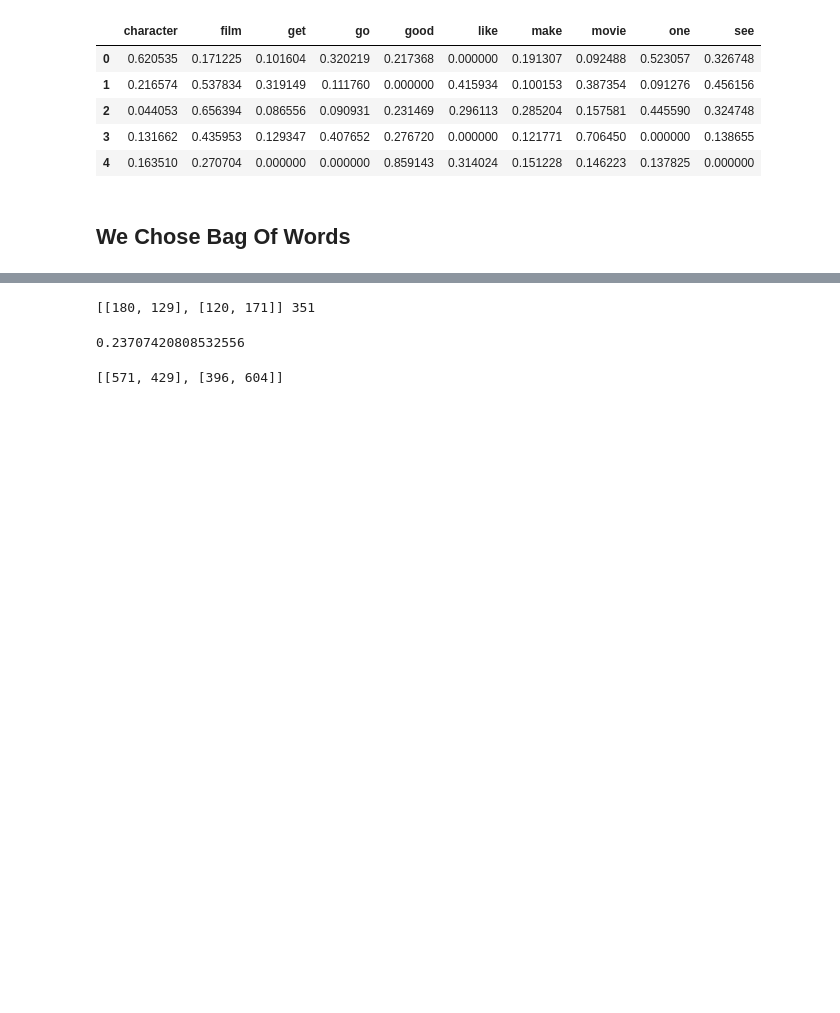
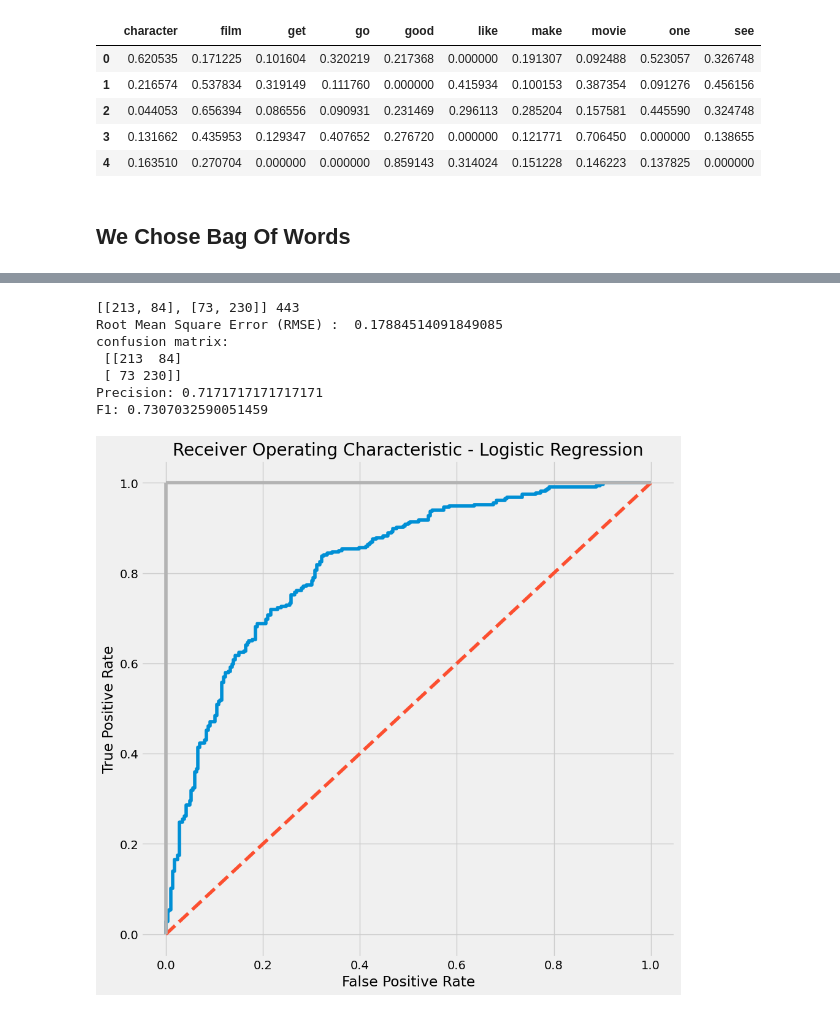
Before and after one commit to HarunErenMutlu/text_mining, a Jupyter notebook: nlp.ipynb, the cells around one changed output, grey strips where cells are left out. Cells and saved outputs as stored; diff of their text form; code cells hidden in the pictures; blank space fills up the shorter version.

```diff
--- a/nlp.ipynb
+++ b/nlp.ipynb
@@ -254,2 +227,13 @@ df
+# %%
+def plot_roc_curve(test_df, test_label, algorithm_name):
+    false_positive_rate1, true_positive_rate1, threshold1 = roc_curve(test_df['actual_cluster'], test_df[test_label])
+    plt.subplots(1, figsize=(10,10))
+    plt.title(f'Receiver Operating Characteristic - {algorithm_name}')
+    plt.plot(false_positive_rate1, true_positive_rate1)
+    plt.plot([0, 1], ls="--")
+    plt.plot([0, 0], [1, 0] , c=".7"), plt.plot([1, 1] , c=".7")
+    plt.ylabel('True Positive Rate')
+    plt.xlabel('False Positive Rate')
+    plt.show()
 # %%
 df['actual_cluster'] = [0 for _ in range(1000)] + [1 for _ in range(1000)]
@@ -286,36 +292,35 @@ test_df[['actual_cluster', 'predicted_score_from_linear_regression']]
 # %%
 tp_filter = (test_df["actual_cluster"]==0) & (test_df["predicted_score_from_linear_regression"]<0.5)
 fn_filter = (test_df["actual_cluster"]== 0) & (test_df["predicted_score_from_linear_regression"]>0.5)
 fp_filter = (test_df["actual_cluster"]== 1) & (test_df["predicted_score_from_linear_regression"]<0.5)
 tn_filter = (test_df["actual_cluster"]== 1) & (test_df["predicted_score_from_linear_regression"]>0.5)
 
 # filtering data
 tp = len(test_df.where(tp_filter).dropna())
 fp = len(test_df.where(fp_filter).dropna())
 tn = len(test_df.where(tn_filter).dropna())
 fn = len(test_df.where(fn_filter).dropna())
 
 print([[tp,fp], [fn,tn]], tp + tn)
 print("Root Mean Square Error (RMSE) : ",mean_squared_error(test_df['actual_cluster'],test_df['predicted_score_from_linear_regression']))
-# tp,fp,tn,fn = 0,0,0,0
-# for i in range(len(test_df['predicted_score_from_linear_regression'])):
-#     if i <1000:
-#         if test_df['predicted_score_from_linear_regression'][i]<0.5:
-#             tp +=1
-#         else:
-#             fp+=1
-#     else:
-#         if test_df['predicted_score_from_linear_regression'][i]<0.5:
-#             fn +=1
-#         else:
-#             tn +=1
+
+print('confusion matrix:\n', np.array([[tp,fp], [fn,tn]]))
+precision = tp/(tp+fp)
+recall = tp/(tp+fn)
+f1 = 2*precision*recall/(precision+recall)
+fp_rate = fp /(fp+tn)
+print(f'Precision: {precision}')
+print(f'F1: {f1}')
+plot_roc_curve(test_df=test_df, test_label='predicted_score_from_linear_regression', algorithm_name='Logistic Regression')
 # %% [output]
-[[180, 129], [120, 171]] 351
+[[213, 84], [73, 230]] 443
+Root Mean Square Error (RMSE) :  0.17884514091849085
+confusion matrix:
+ [[213  84]
+ [ 73 230]]
+Precision: 0.7171717171717171
+F1: 0.7307032590051459
-0.23707420808532556
+[figure, added]
-# %%
-print([[tp,fp], [fn,tn]])
-# %% [output]
-[[571, 429], [396, 604]]
 # %%
 max_ = 0
 optimal_c = 0
```
Also changed, not shown: parts of 24 cells of this notebook, 2 other files.
